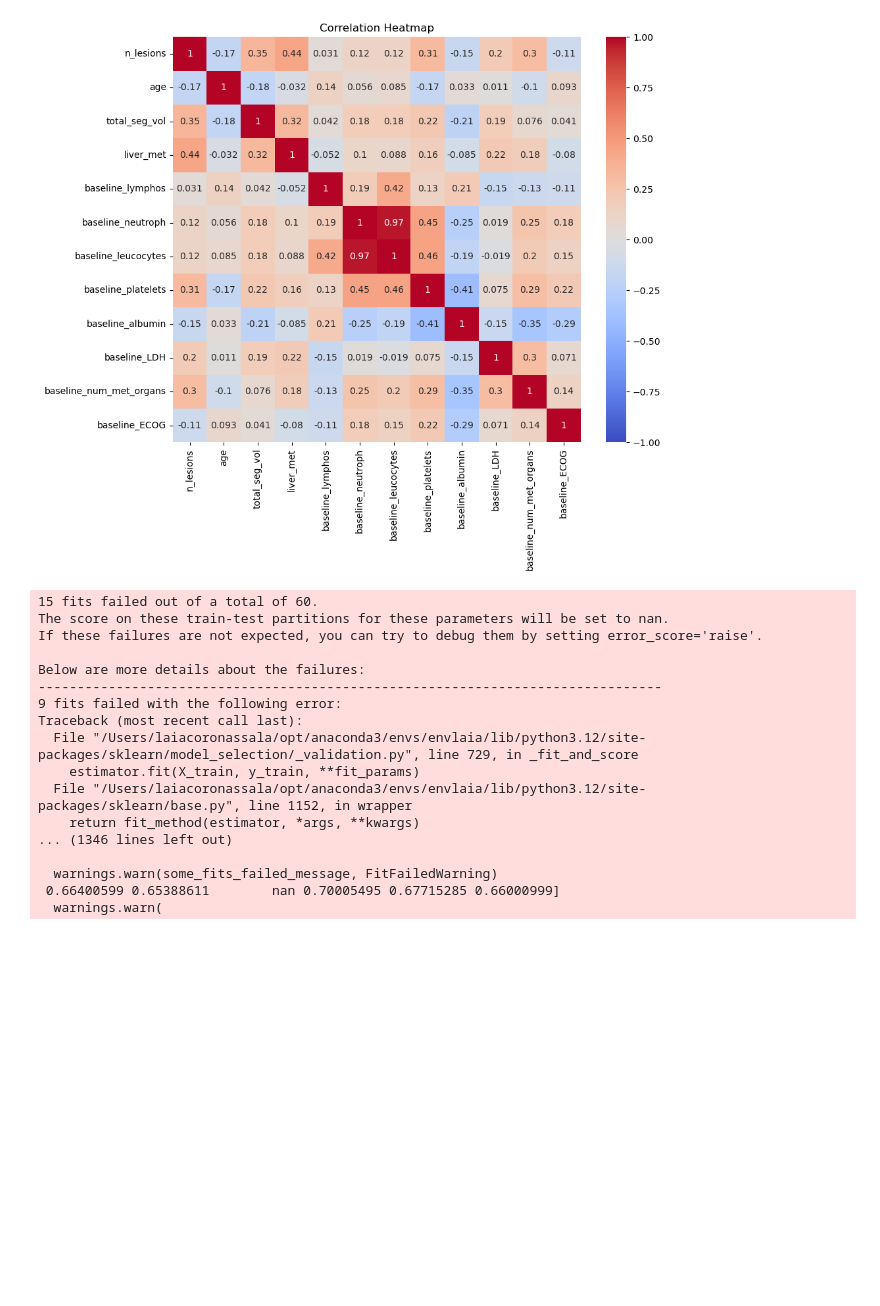
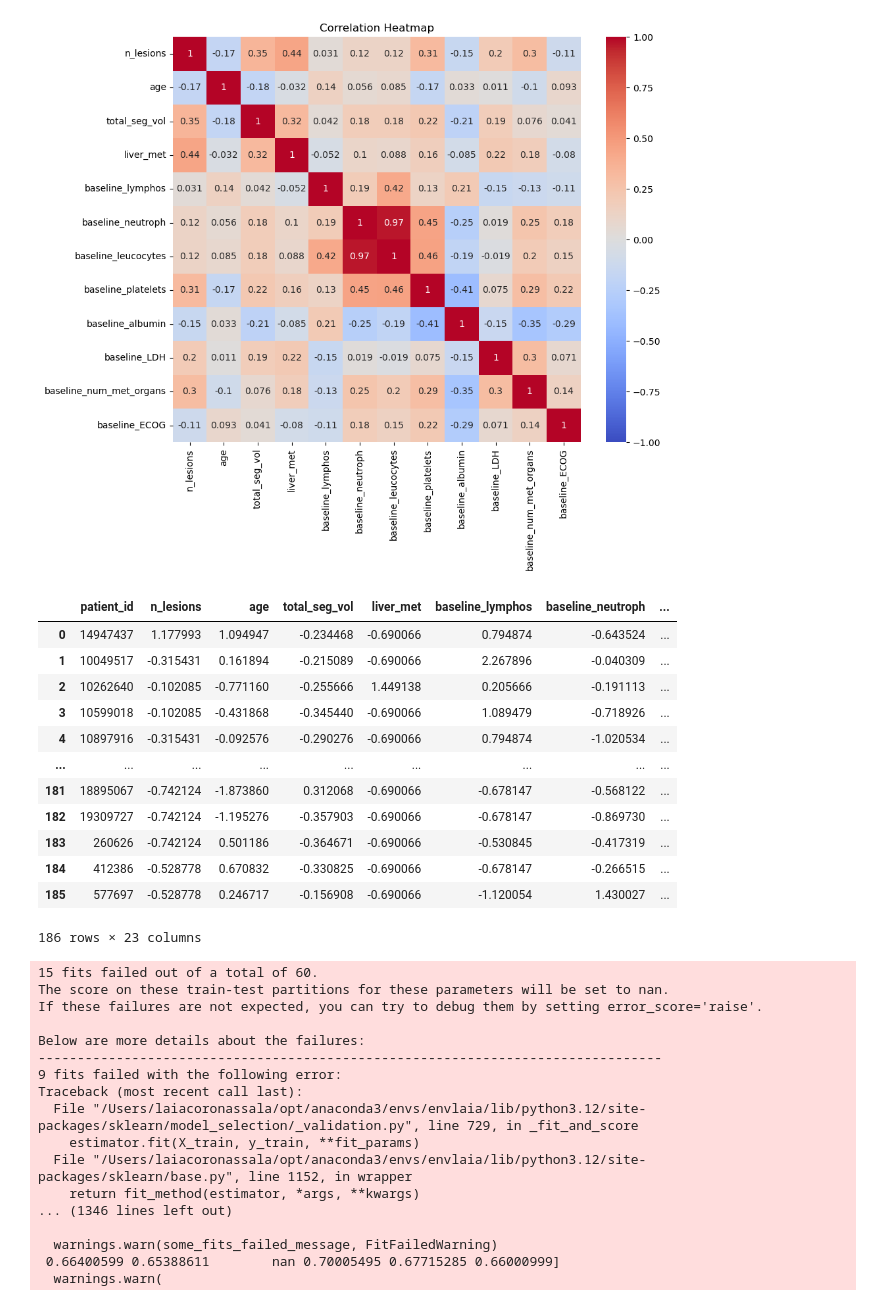
Before and after one commit to laiacoronas/predicting_immunotherapy_response, a Jupyter notebook: clinicalsignature.ipynb, the cells around one changed output. Drawn from its saved outputs; the diff is of its cells as text; code cells hidden in the pictures; blank space fills up the shorter version.

```diff
--- a/clinicalsignature.ipynb
+++ b/clinicalsignature.ipynb
@@ -165,6 +165,24 @@ plt.show()
 dummies = pd.get_dummies(X['primary_tlocation'], prefix='encod')
 dummies = dummies.astype(int)
 Xdef = pd.concat([X.drop('primary_tlocation', axis=1), dummies], axis=1)
+# %%
+#saving a csv with the cleaned clinical variables
+cleandata = pd.concat([patients,Xdef,y], axis = 1)
+cleandata.to_csv("cleanclinical")
+# %% [output]
+|  | patient_id | n_lesions | age | total_seg_vol | liver_met | baseline_lymphos | baseline_neutroph | ... |
+| 0 | 14947437 | 1.177993 | 1.094947 | -0.234468 | -0.690066 | 0.794874 | -0.643524 | ... |
+| 1 | 10049517 | -0.315431 | 0.161894 | -0.215089 | -0.690066 | 2.267896 | -0.040309 | ... |
+| 2 | 10262640 | -0.102085 | -0.771160 | -0.255666 | 1.449138 | 0.205666 | -0.191113 | ... |
+| 3 | 10599018 | -0.102085 | -0.431868 | -0.345440 | -0.690066 | 1.089479 | -0.718926 | ... |
+| 4 | 10897916 | -0.315431 | -0.092576 | -0.290276 | -0.690066 | 0.794874 | -1.020534 | ... |
+| ... | ... | ... | ... | ... | ... | ... | ... | ... |
+| 181 | 18895067 | -0.742124 | -1.873860 | 0.312068 | -0.690066 | -0.678147 | -0.568122 | ... |
+| 182 | 19309727 | -0.742124 | -1.195276 | -0.357903 | -0.690066 | -0.678147 | -0.869730 | ... |
+| 183 | 260626 | -0.742124 | 0.501186 | -0.364671 | -0.690066 | -0.530845 | -0.417319 | ... |
+| 184 | 412386 | -0.528778 | 0.670832 | -0.330825 | -0.690066 | -0.678147 | -0.266515 | ... |
+| 185 | 577697 | -0.528778 | 0.246717 | -0.156908 | -0.690066 | -1.120054 | 1.430027 | ... |
+186 rows × 23 columns
 # %%
 #ML
 def lasso_fselection(X_train, y_train, inner_cv):
```
Also changed, not shown: 4 other files.
